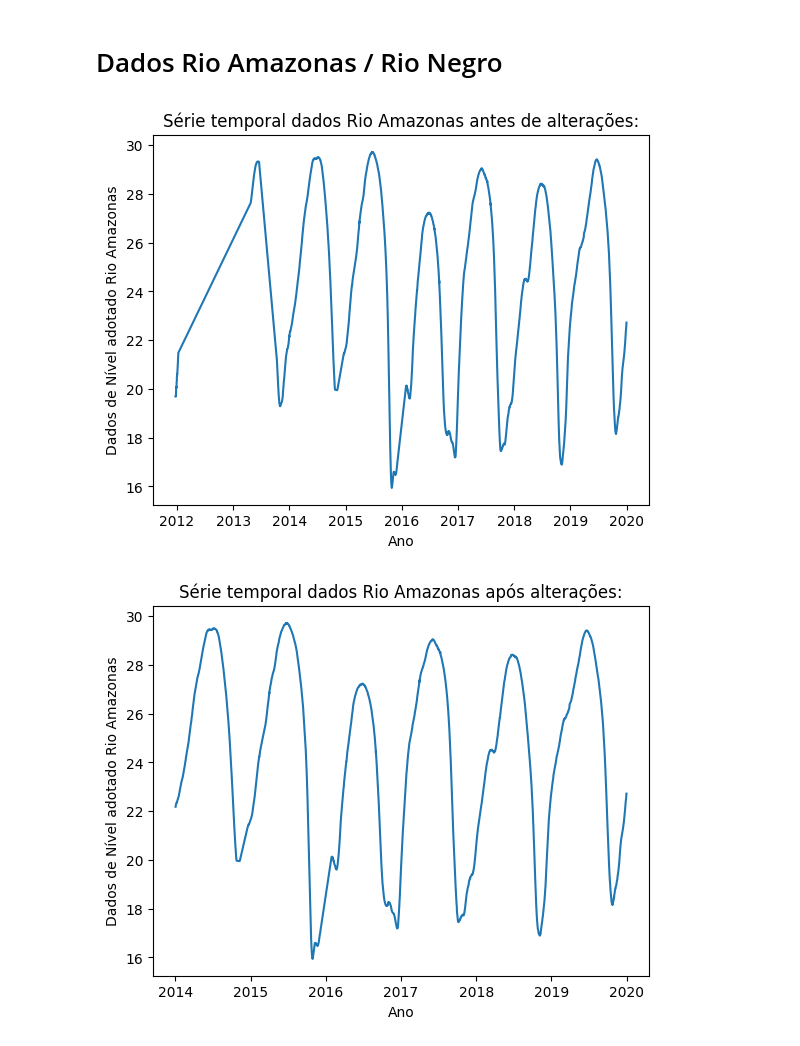
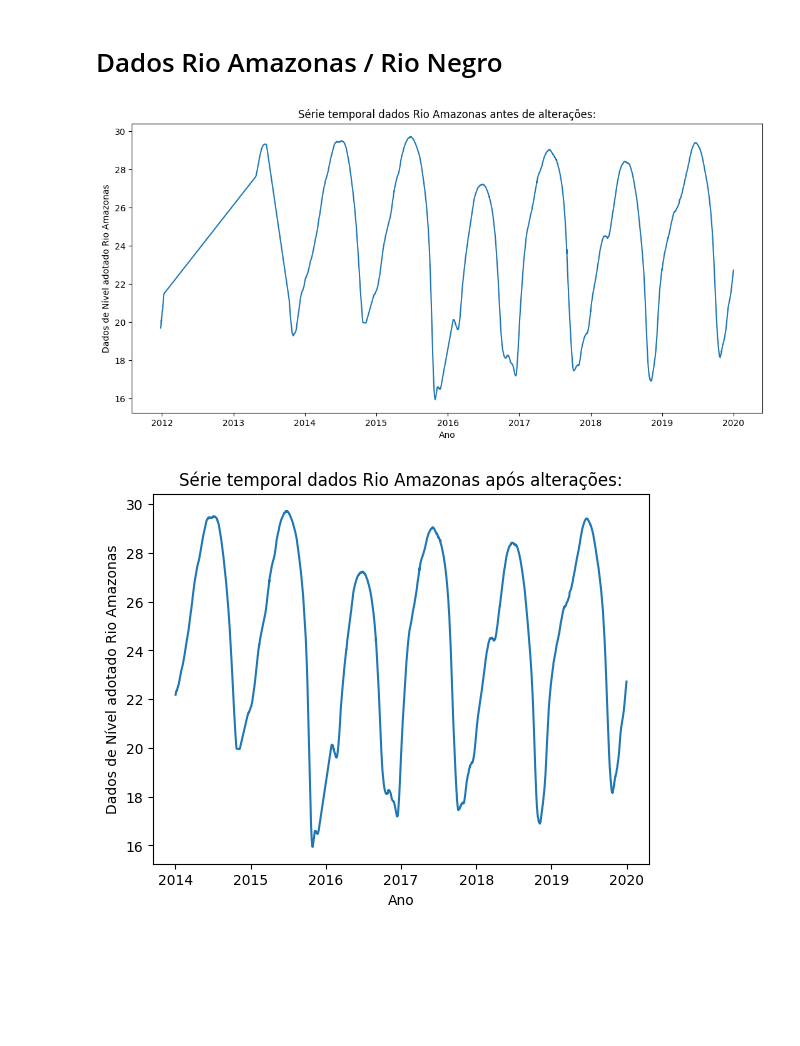
Before and after one commit to Gabxist/I.C., a Jupyter notebook: Análise_de_dados.ipynb, the cells around one changed output. Cells and saved outputs as stored; diff of their text form; code cells hidden in the pictures; blank space fills up the shorter version.

```diff
--- a/Análise_de_dados.ipynb
+++ b/Análise_de_dados.ipynb
@@ -235,22 +237,23 @@ plt.show()
 # %%
 #normalizando a coluna U conforme dados U GPS, pois os dados estão em cm
 rio_amz["U"] = rio_amz["U"]/100
 #Deixando apenas os ultimos 10 anos:
 remover = rio_amz[(rio_amz['DECIMAL DATE']<2010)|(rio_amz['DECIMAL DATE']>2020)]
 rio_amz = rio_amz.drop(remover.index)
 # deixando somente os dados comparaveis com a série GPS "hora == 12:00:00"
 remover = rio_amz[(rio_amz['TIME'] != '12:00:00')]
 rio_amz = rio_amz.drop(remover.index)
 #retirando as linhas vazias
 rio_amz = rio_amz.dropna(subset = ['U'])
 #plotando serie temporal
+plt.figure(figsize = (13,6))
 plt.plot(rio_amz['DECIMAL DATE'],rio_amz['U'])
 plt.xlabel('Ano')
 plt.ylabel('Dados de Nível adotado Rio Amazonas')
 plt.title('Série temporal dados Rio Amazonas antes de alterações:')
 plt.show()
 # %% [output]
-[figure, old version]
+[figure, new version]
 # %%
 #observa-se que há quebra nos dados, por isso será necessário alterar a quantidade de anos a serem analisados
 #Deixando apenas os ultimos 6 anos:
```
Also changed, not shown: parts of 17 cells of this notebook.
